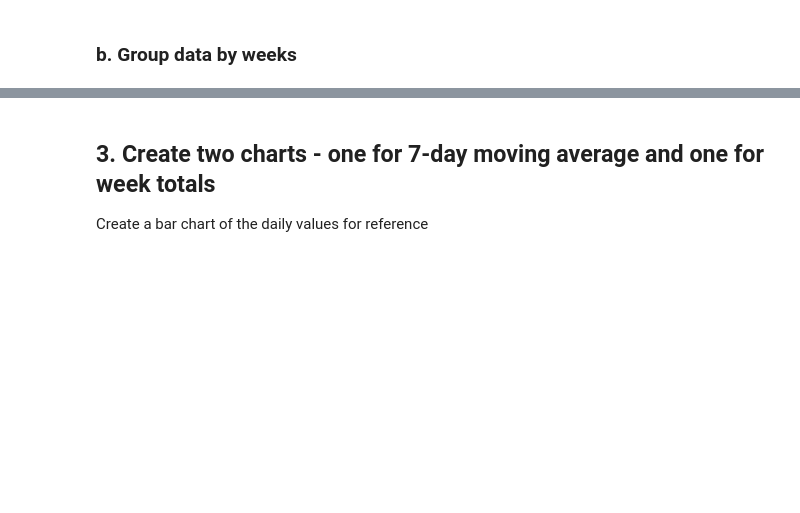
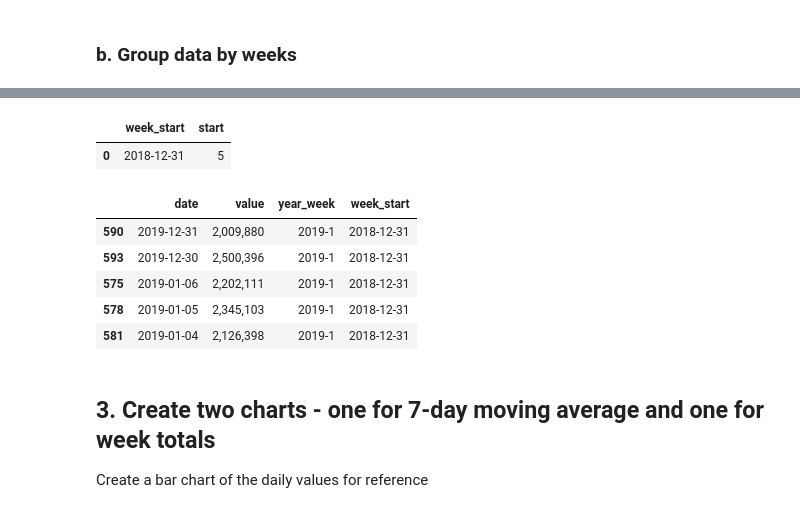
Before and after one commit to katiemarriner/lede-2021-data-module, a Jupyter notebook: lessons/05-classwork-data-transformations-tsa.ipynb, the cells around one changed output, grey strips where cells are left out. Cells and saved outputs as stored; diff of their text form; code cells hidden in the pictures; blank space fills up the shorter version.

```diff
--- a/lessons/05-classwork-data-transformations-tsa.ipynb
+++ b/lessons/05-classwork-data-transformations-tsa.ipynb
@@ -180,5 +238,14 @@ def moving_average(row):
 # %%
 # create a function to get day of the first day of the week
 def weekday_start(row):
-
+    week_number = row['date'].isocalendar()[1]
+#     print(row['date'].isocalendar(), week_number)
+    row['year_week'] = str(row['date'].year) + '-' + str(week_number)
+    try:
+        row['week_start'] = datetime.fromisocalendar(row['date'].year, week_number, 1)
+    except:
+        if(week_number == 53):
+            row['week_start'] = datetime.fromisocalendar(2020, 52, 7) + timedelta(days=1)
+        else:
+            print(row['week_start'])
     return row
@@ -185,2 +261,3 @@ def weekday_start(row):
 # %%
 # create a new column that IDs the start date of the week
+df_weeks = tsa_df.apply(weekday_start, axis=1)
@@ -186,0 +268,7 @@ def weekday_start(row):
+# %%
+week_count[week_count['week_start'] == '2018-12-31']
+# %% [output]
+|  | week_start | start |
+| 0 | 2018-12-31 | 5 |
+# %%
+df_weeks['value'] = df_weeks['value'].str.replace(',', '').astype(int)
@@ -187,3 +277,12 @@ def weekday_start(row):
+# %%
+df_weeks[df_weeks['week_start'] == '2018-12-31']
+# %% [output]
+|  | date | value | year_week | week_start |
+| 590 | 2019-12-31 | 2,009,880 | 2019-1 | 2018-12-31 |
+| 593 | 2019-12-30 | 2,500,396 | 2019-1 | 2018-12-31 |
+| 575 | 2019-01-06 | 2,202,111 | 2019-1 | 2018-12-31 |
+| 578 | 2019-01-05 | 2,345,103 | 2019-1 | 2018-12-31 |
+| 581 | 2019-01-04 | 2,126,398 | 2019-1 | 2018-12-31 |
 # %%
 # groupby week start turn the groupby object into a dataframe
 # %% [markdown]
```
Also changed, not shown: parts of 30 cells of this notebook, 9 other files.
